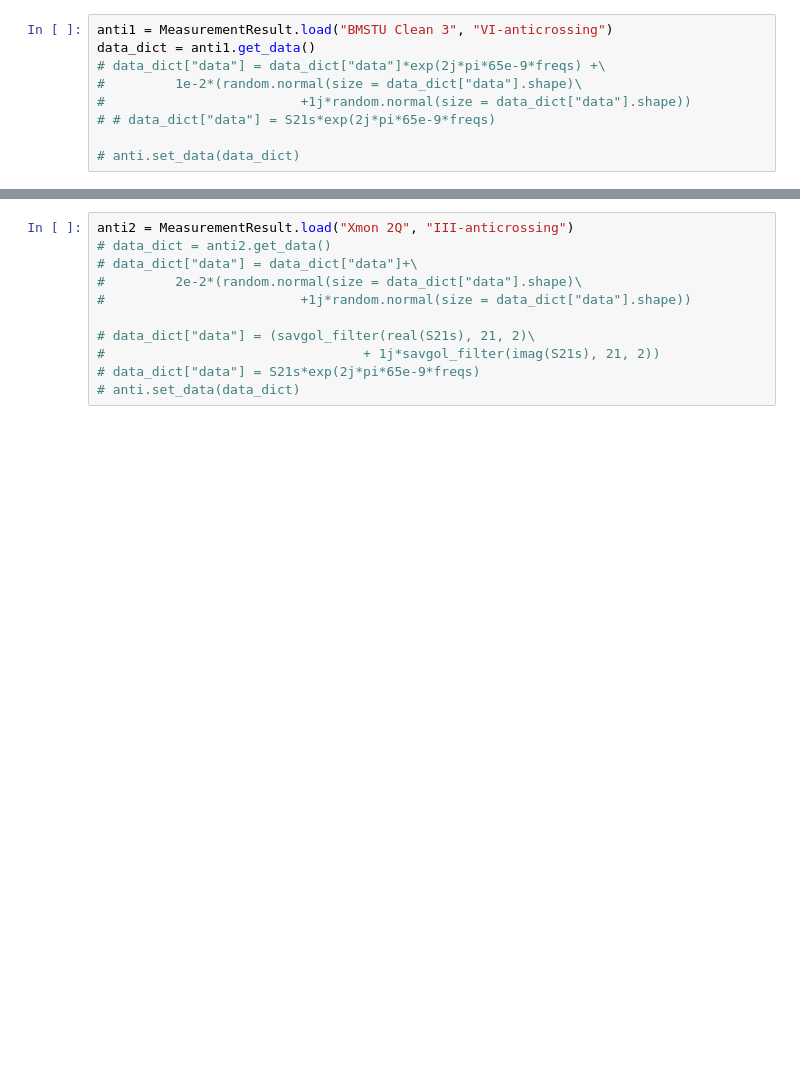
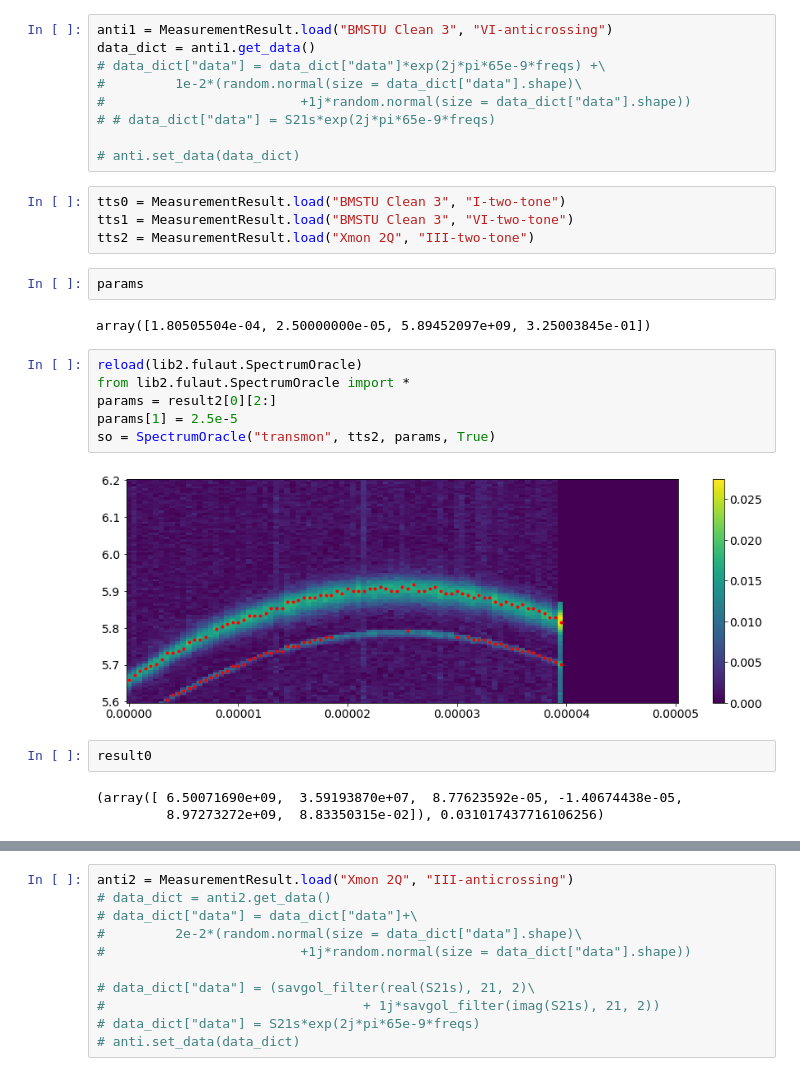
Before and after one commit to vdrhtc/Computer-vision-paper, a Jupyter notebook: Plots 2 .ipynb, the cells around one changed output, grey strips where cells are left out. Cells and saved outputs as stored; diff of their text form; blank space fills up the shorter version.

```diff
--- a/Plots 2 .ipynb
+++ b/Plots 2 .ipynb
@@ -53,3 +53,24 @@ data_dict = anti1.get_data()
 # # data_dict["data"] = S21s*exp(2j*pi*65e-9*freqs)
 
 # anti.set_data(data_dict)
+# %%
+tts0 = MeasurementResult.load("BMSTU Clean 3", "I-two-tone")
+tts1 = MeasurementResult.load("BMSTU Clean 3", "VI-two-tone")
+tts2 = MeasurementResult.load("Xmon 2Q", "III-two-tone")
+# %%
+params
+# %% [output]
+array([1.80505504e-04, 2.50000000e-05, 5.89452097e+09, 3.25003845e-01])
+# %%
+reload(lib2.fulaut.SpectrumOracle)
+from lib2.fulaut.SpectrumOracle import *
+params = result2[0][2:]
+params[1] = 2.5e-5
+so = SpectrumOracle("transmon", tts2, params, True)
+# %% [output]
+[figure, added]
+# %%
+result0
+# %% [output]
+(array([ 6.50071690e+09,  3.59193870e+07,  8.77623592e-05, -1.40674438e-05,
+         8.97273272e+09,  8.83350315e-02]), 0.031017437716106256)
```
Also changed, not shown: parts of 9 cells of this notebook, 5 other files.
